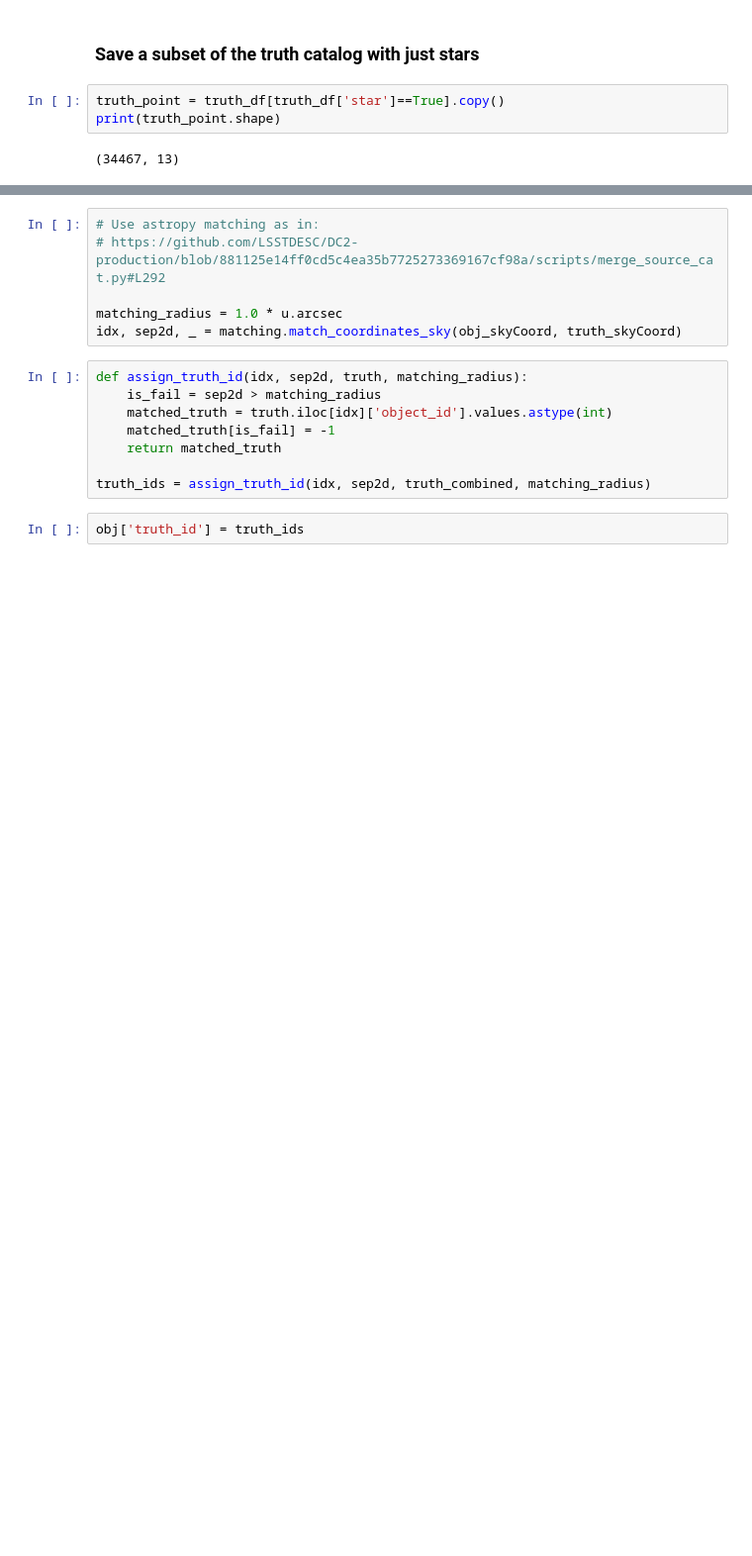
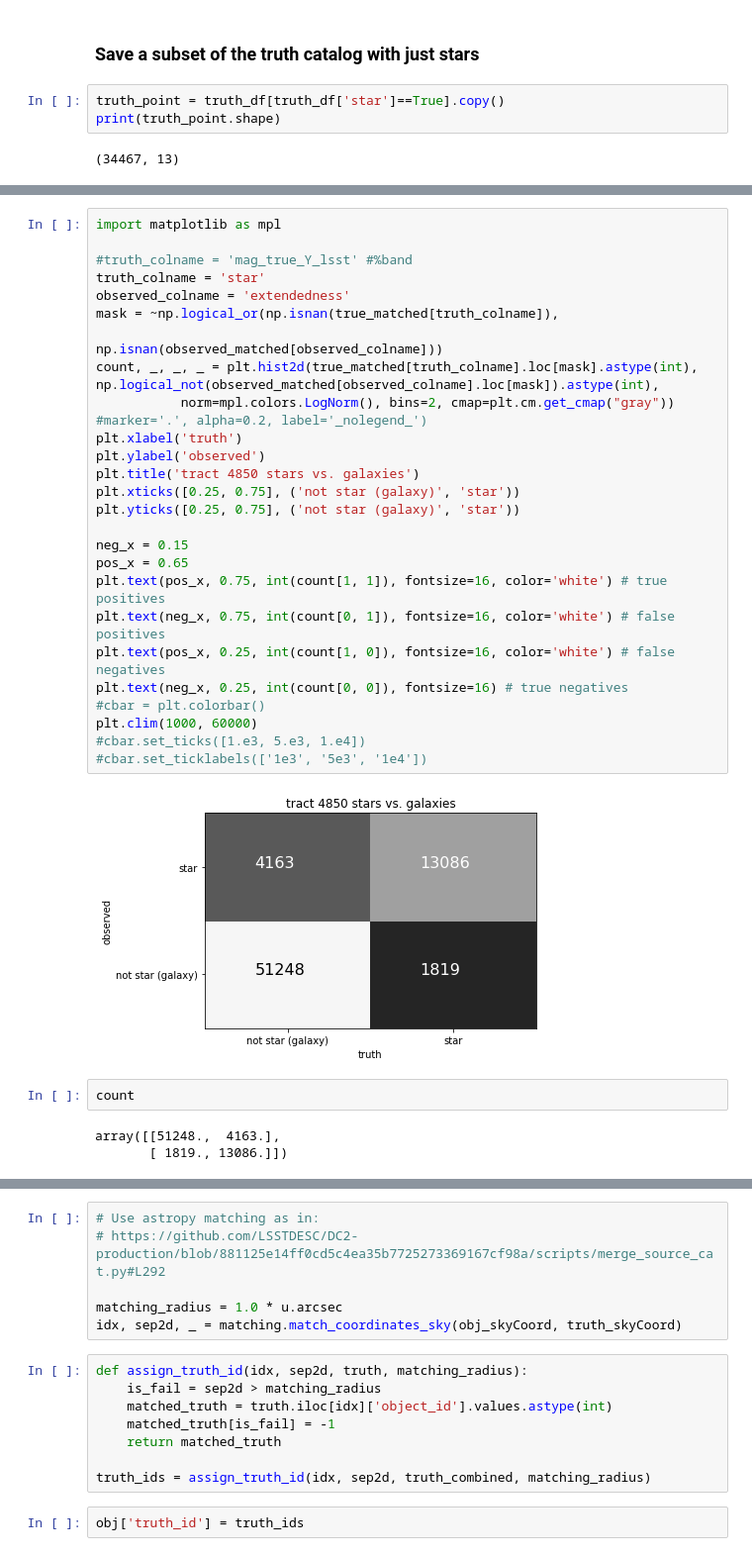
Before and after one commit to jiwoncpark/fast-forward, a Jupyter notebook: match_to_truth_demo.ipynb, the cells around one changed output, grey strips where cells are left out. Shown: that part at 99% size. Saved outputs shown, nothing was run; the diff lists cells and outputs as text; blank space fills up the shorter version.

```diff
--- a/match_to_truth_demo.ipynb
+++ b/match_to_truth_demo.ipynb
@@ -125,0 +229,33 @@ array(['ellipticity_2_bulge_true', 'ellipticity_1_disk_true',
+# %%
+import matplotlib as mpl
+
+#truth_colname = 'mag_true_Y_lsst' #%band
+truth_colname = 'star'
+observed_colname = 'extendedness'
+mask = ~np.logical_or(np.isnan(true_matched[truth_colname]),
+                                    np.isnan(observed_matched[observed_colname]))
+count, _, _, _ = plt.hist2d(true_matched[truth_colname].loc[mask].astype(int), np.logical_not(observed_matched[observed_colname].loc[mask]).astype(int),
+           norm=mpl.colors.LogNorm(), bins=2, cmap=plt.cm.get_cmap("gray")) #marker='.', alpha=0.2, label='_nolegend_')
+plt.xlabel('truth')
+plt.ylabel('observed')
+plt.title('tract 4850 stars vs. galaxies')
+plt.xticks([0.25, 0.75], ('not star (galaxy)', 'star'))
+plt.yticks([0.25, 0.75], ('not star (galaxy)', 'star'))
+
+neg_x = 0.15
+pos_x = 0.65
+plt.text(pos_x, 0.75, int(count[1, 1]), fontsize=16, color='white') # true positives
+plt.text(neg_x, 0.75, int(count[0, 1]), fontsize=16, color='white') # false positives
+plt.text(pos_x, 0.25, int(count[1, 0]), fontsize=16, color='white') # false negatives
+plt.text(neg_x, 0.25, int(count[0, 0]), fontsize=16) # true negatives
+#cbar = plt.colorbar()
+plt.clim(1000, 60000)
+#cbar.set_ticks([1.e3, 5.e3, 1.e4])
+#cbar.set_ticklabels(['1e3', '5e3', '1e4'])
+# %% [output]
+[figure, added]
+# %%
+count
+# %% [output]
+array([[51248.,  4163.],
+       [ 1819., 13086.]])
```
Also changed, not shown: parts of 27 cells of this notebook.
